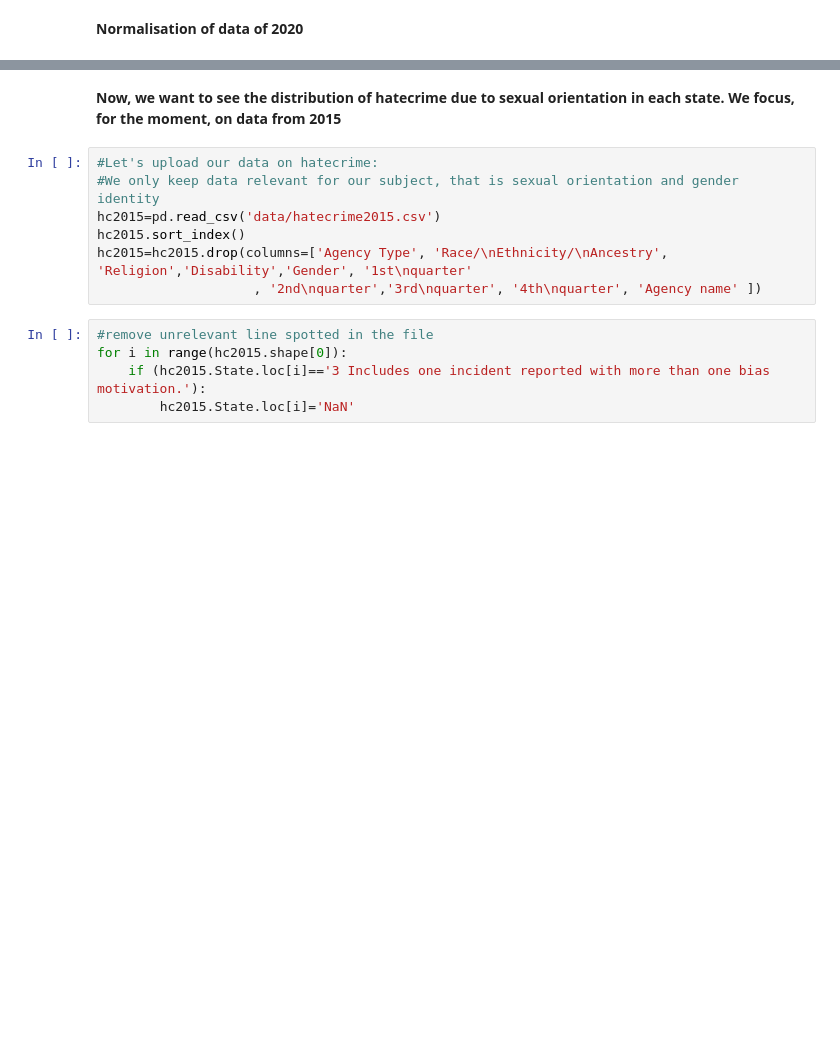
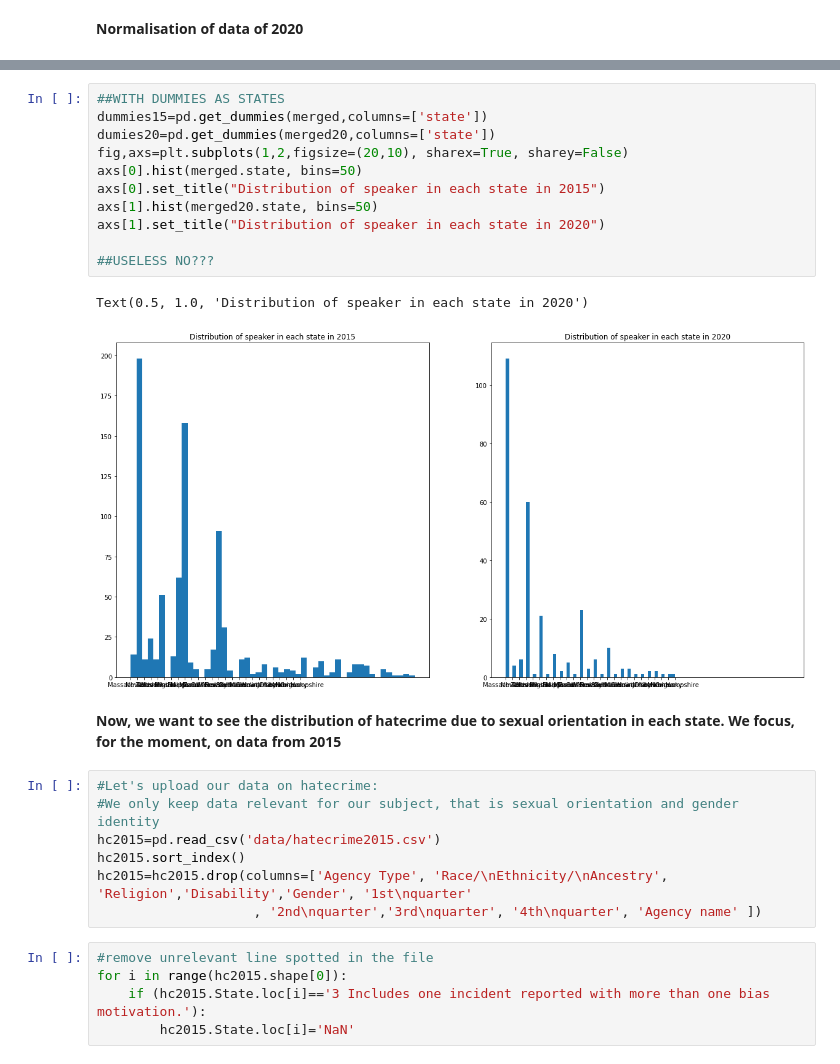
Before and after one commit to epfl-ada/ada-2021-project-ada_group_project, a Jupyter notebook: basic_exploration.ipynb, the cells around one changed output, grey strips where cells are left out. Saved outputs shown, nothing was run; the diff lists cells and outputs as text; blank space fills up the shorter version.

```diff
--- a/basic_exploration.ipynb
+++ b/basic_exploration.ipynb
@@ -181,3 +270,17 @@ merged20.head()
+# %%
+##WITH DUMMIES AS STATES
+dummies15=pd.get_dummies(merged,columns=['state'])
+dumies20=pd.get_dummies(merged20,columns=['state'])
+fig,axs=plt.subplots(1,2,figsize=(20,10), sharex=True, sharey=False)
+axs[0].hist(merged.state, bins=50)
+axs[0].set_title("Distribution of speaker in each state in 2015")
+axs[1].hist(merged20.state, bins=50)
+axs[1].set_title("Distribution of speaker in each state in 2020")
+
+##USELESS NO???
+# %% [output]
+Text(0.5, 1.0, 'Distribution of speaker in each state in 2020')
+[figure, added]
 # %% [markdown]
 **Now, we want to see the distribution of hatecrime due to sexual orientation in each state. We focus, for the moment, on data from 2015**
 # %%
```
Also changed, not shown: parts of 19 cells of this notebook.
